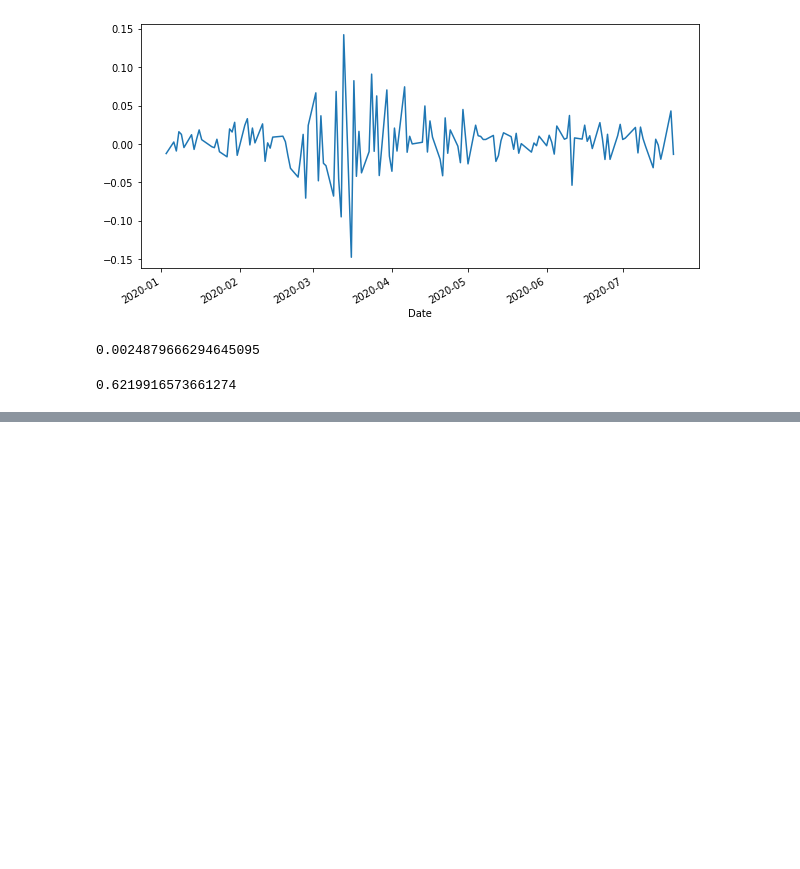
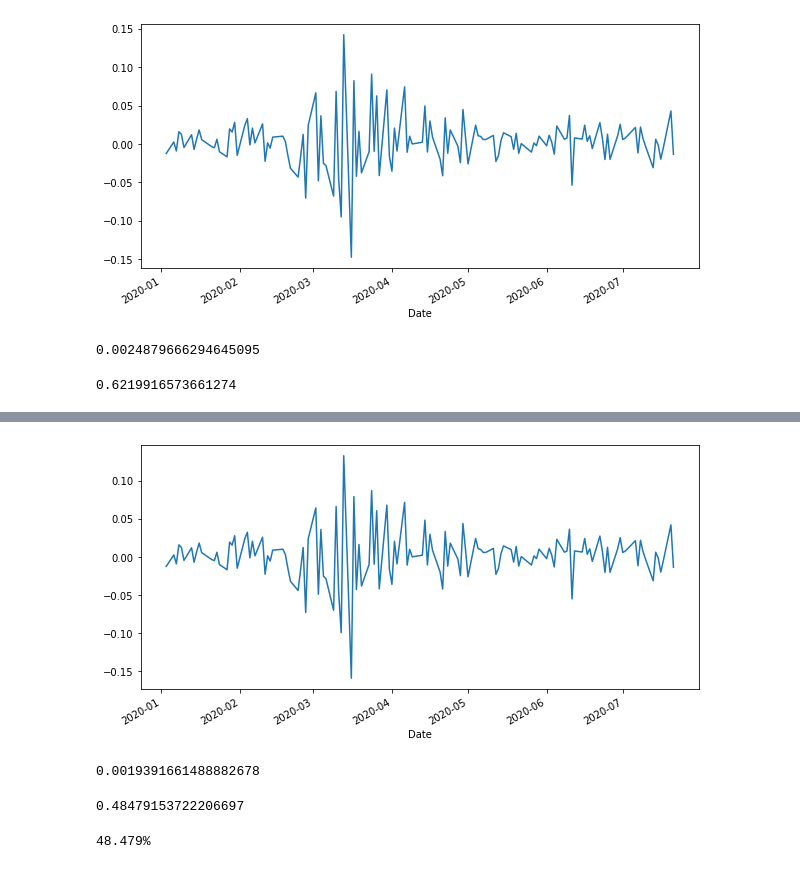
Before and after one commit to omeryesil/pyt-tutorials, a Jupyter notebook: pyt-in-finance/finance_calculating_rates_of_return.ipynb, the cells around one changed output, grey strips where cells are left out. Drawn from its saved outputs; the diff is of its cells as text; code cells hidden in the pictures; blank space fills up the shorter version.

Commit message:
Added Log return calculation with plot

```diff
--- a/pyt-in-finance/finance_calculating_rates_of_return.ipynb
+++ b/pyt-in-finance/finance_calculating_rates_of_return.ipynb
@@ -106,0 +123,3 @@ print str(round(avg_))
+# %%
+MSFT['log_return'] = np.log (MSFT['Adj Close'] / MSFT['Adj Close'].shift(1))
+print(MSFT['log_return'])
@@ -106,0 +140,19 @@ print str(round(avg_))
+# %%
+MSFT['log_return'].plot(figsize=(10,5))
+plt.show()
+# %% [output]
+[figure, added]
+# %%
+log_avg_return_daily = MSFT['log_return'].mean()
+log_avg_return_daily
+# %% [output]
+0.0019391661488882678
+# %%
+log_avg_return_annually = MSFT['log_return'].mean() * 250
+log_avg_return_annually
+# %% [output]
+0.48479153722206697
+# %%
+print(str(round(log_avg_return_annually,5) * 100) + '%')
+# %% [output]
+48.479%
```
Also changed, not shown: parts of 8 cells of this notebook.
